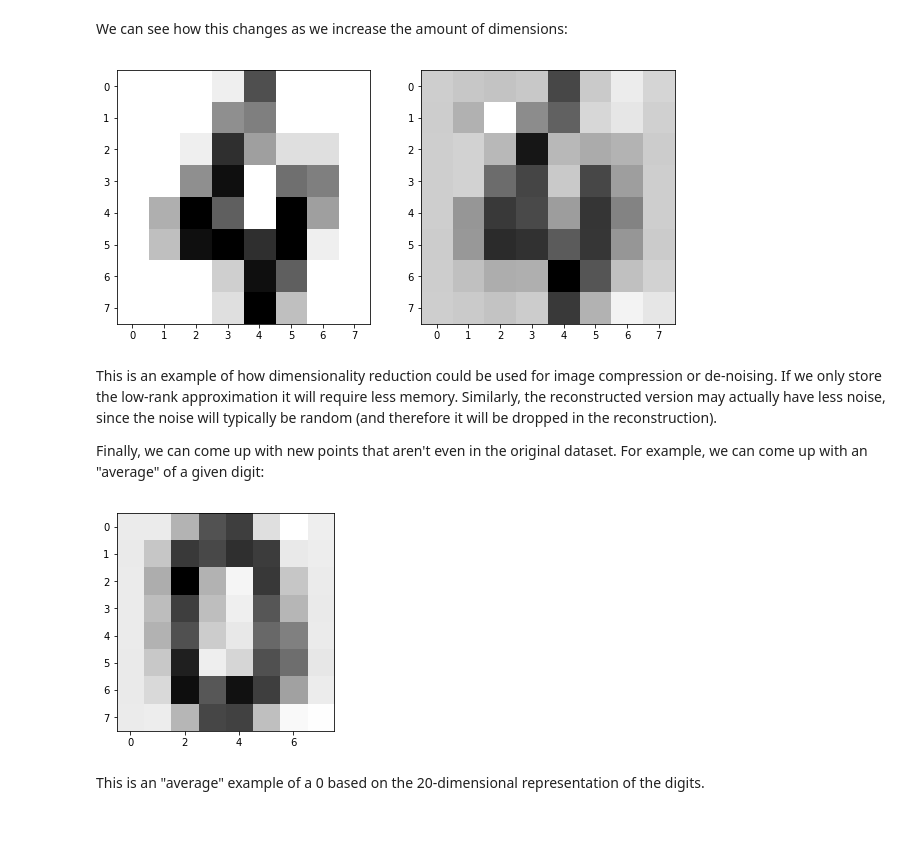
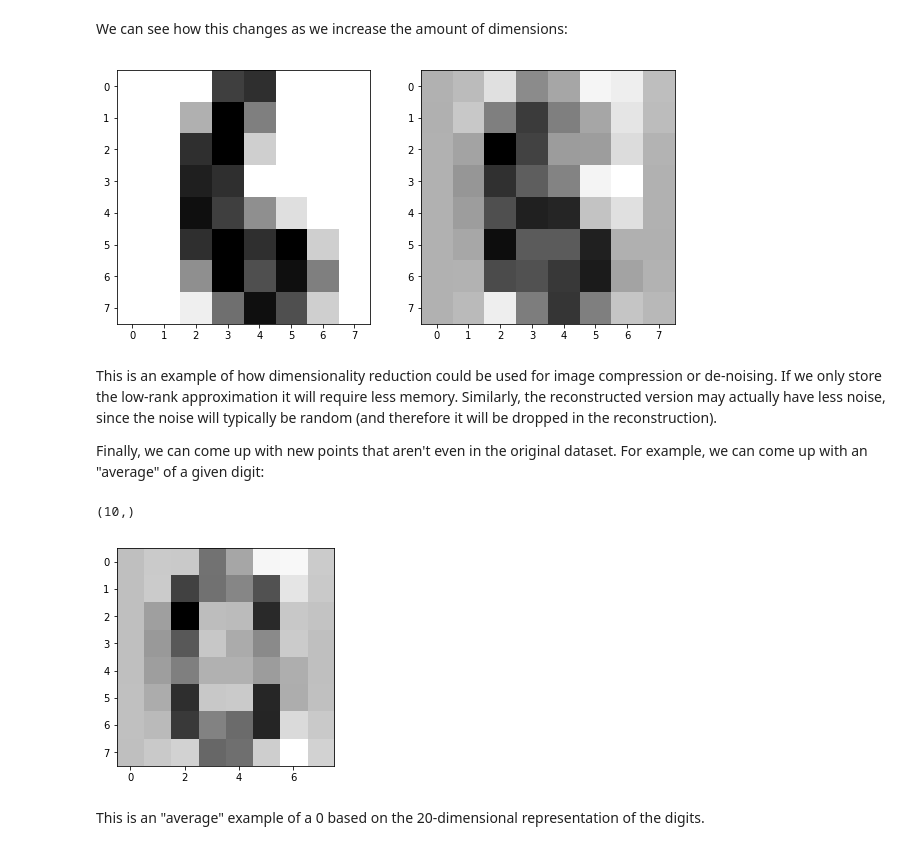
Before and after one commit to medford-group/data_analytics_ChE, a Jupyter notebook: 5-exploratory_data_analysis/lecture-dimensionality_reduction.ipynb, the cells around one changed output. Drawn from its saved outputs; the diff is of its cells as text; code cells hidden in the pictures.

```diff
--- a/5-exploratory_data_analysis/lecture-dimensionality_reduction.ipynb
+++ b/5-exploratory_data_analysis/lecture-dimensionality_reduction.ipynb
@@ -228,17 +253,17 @@ show_image(X_reconstructed, 0)
 # %% [markdown]
 We can see how this changes as we increase the amount of dimensions:
 # %%
-k = 20
+k = 10
 projector = eig_vecs[:k, :].T
 X_k = np.dot(X_mnist,projector)
 X_reconstructed = np.dot(projector, X_k.T).T
 
 fig, axes = plt.subplots(1,2, figsize=(10,5))
-index = 4
+index = 6
 show_image(X_mnist, index, ax=axes[0])
 show_image(X_reconstructed, index, ax = axes[1])
 # %% [output]
-[figure, old version]
+[figure, new version]
 # %% [markdown]
 This is an example of how dimensionality reduction could be used for image compression or de-noising. If we only store the low-rank approximation it will require less memory. Similarly, the reconstructed version may actually have less noise, since the noise will typically be random (and therefore it will be dropped in the reconstruction).
 
@@ -246,13 +271,14 @@ Finally, we can come up with new points that aren't even in the original dataset
 # %%
 digit_idxs = y_mnist == 0
 X_lowD_digit = X_k[digit_idxs].mean(axis=0)
-X_lowD_digit.shape
+print(X_lowD_digit.shape)
 
 X_reconstructed = np.dot(projector, X_lowD_digit.T).T
 X_reconstructed = X_reconstructed.reshape(1,-1)
 show_image(X_reconstructed, 0)
 # %% [output]
+(10,)
-[figure, old version]
+[figure, new version]
 # %% [markdown]
 This is an "average" example of a 0 based on the 20-dimensional representation of the digits.
 # %% [markdown]
```
Also changed, not shown: parts of 13 cells of this notebook, 2 other files.
